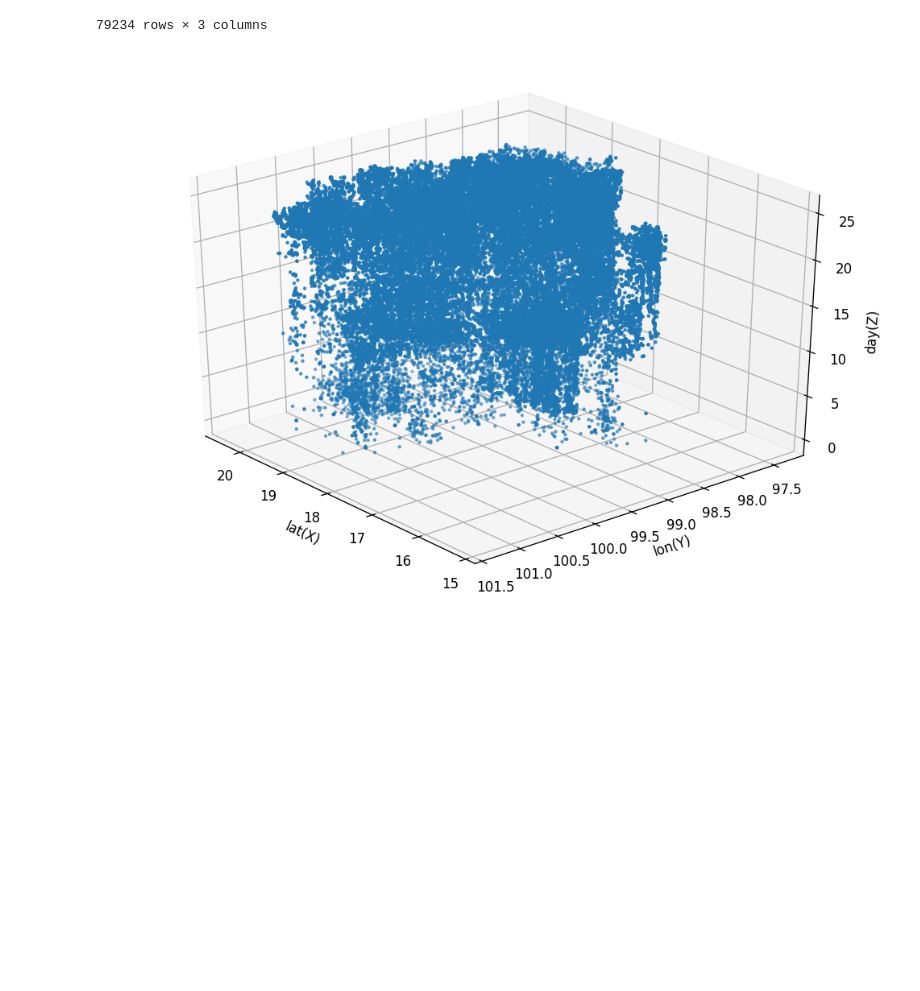
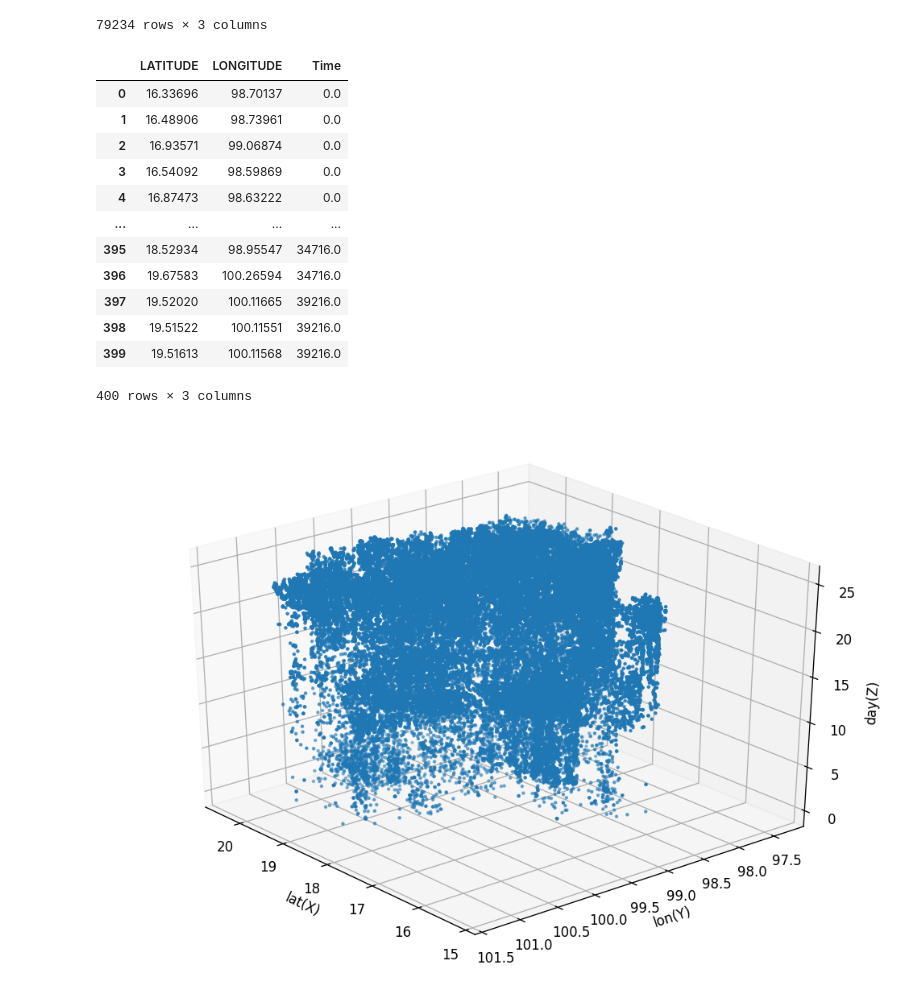
Before and after one commit to pattanai9300/Pattanai, a Jupyter notebook: Lab1.ipynb, the cells around one changed output. Saved outputs shown, nothing was run; the diff lists cells and outputs as text; code cells hidden in the pictures; blank space fills up the shorter version.

```diff
--- a/Lab1.ipynb
+++ b/Lab1.ipynb
@@ -49,6 +48,23 @@ dataset
 | 79232 | 17.77518 | 97.82606 | 1084848.0 |
 | 79233 | 18.46766 | 97.94600 | 1084848.0 |
 79234 rows × 3 columns
+# %%
+dataset_2=dataset.head(400)
+dataset_2
+# %% [output]
+|  | LATITUDE | LONGITUDE | Time |
+| 0 | 16.33696 | 98.70137 | 0.0 |
+| 1 | 16.48906 | 98.73961 | 0.0 |
+| 2 | 16.93571 | 99.06874 | 0.0 |
+| 3 | 16.54092 | 98.59869 | 0.0 |
+| 4 | 16.87473 | 98.63222 | 0.0 |
+| ... | ... | ... | ... |
+| 395 | 18.52934 | 98.95547 | 34716.0 |
+| 396 | 19.67583 | 100.26594 | 34716.0 |
+| 397 | 19.52020 | 100.11665 | 39216.0 |
+| 398 | 19.51522 | 100.11551 | 39216.0 |
+| 399 | 19.51613 | 100.11568 | 39216.0 |
+400 rows × 3 columns
 # %%
 import matplotlib as mpl
 import matplotlib.pyplot as plt
```
Also changed, not shown: parts of 17 cells of this notebook.
